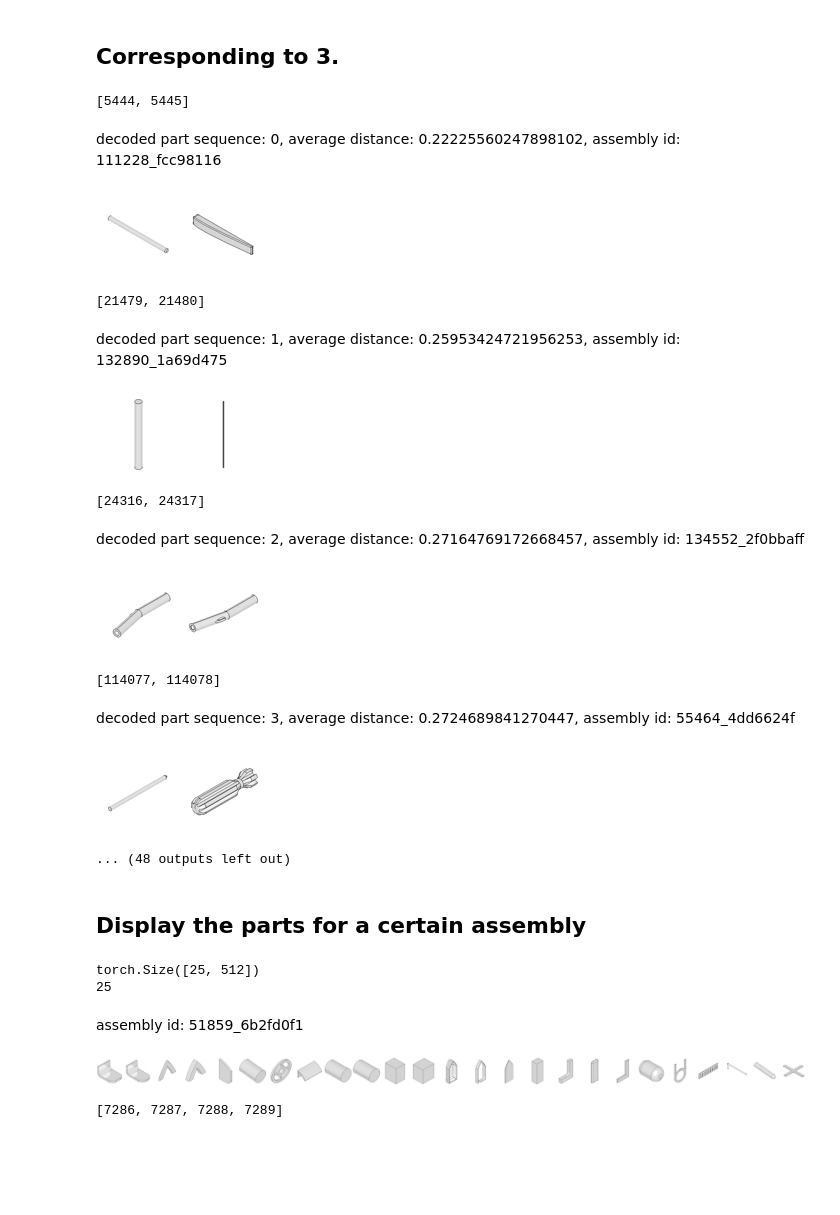
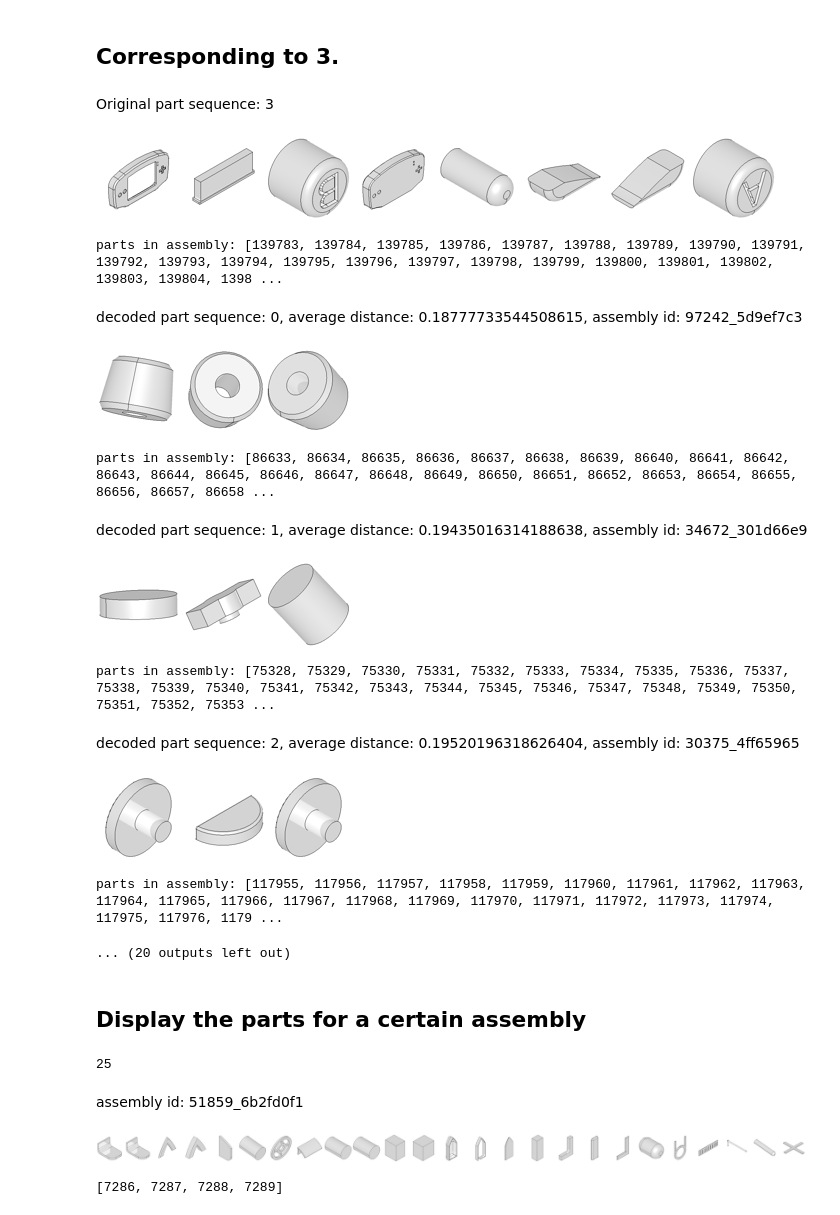
Before and after one commit to gymbeijing/mechanism-identification-public, a Jupyter notebook: search_parts.ipynb, the cells around one changed output. Saved outputs shown, nothing was run; the diff lists cells and outputs as text; code cells hidden in the pictures; blank space fills up the shorter version.

```diff
--- a/search_parts.ipynb
+++ b/search_parts.ipynb
@@ -117,6 +133,7 @@ for i, seq in tqdm(enumerate(rec_seq[:10, :, :])):
     for j, rec_emb in enumerate(seq):
         if all_rec_norm_list[i][j] < eps:
             break
-        closest_emb_idx, _ = find_closest(rec_emb)
+        closest_emb_idx, closest_dist = find_closest(rec_emb)
+        print(closest_dist)
         closest_emb_list.append(closest_emb_idx)
     all_rec_closest_emb_list.append(closest_emb_list)
@@ -387,7 +503,7 @@ def search_duplicate(c_part_idx, aid, eps=1e-3):
 k = 10
 for decoded_seq_dict in all_decoded_seq_list:
     ordered_decoded_seq = sorted(decoded_seq_dict.items(), key=lambda x: x[1][1])   # [(aid, (seq_list, avg_dist))]
-    ordered_topk_decoded_seq = ordered_decoded_seq[:k]   # [(aid, (seq_list, avg_dist))]
+    ordered_topk_decoded_seq = ordered_decoded_seq[:k]   # top k avg_dist [(aid, (seq_list, avg_dist))]
     iou = 0.0
     total_iou = 0.0
     total_iou_score = 0.0
@@ -395,28 +511,35 @@ for decoded_seq_dict in all_decoded_seq_list:
     total = 0.0
     for aid, (seq, avg_dist) in ordered_topk_decoded_seq:
         aid_part_graph = all_part_graph[aid]   # obtain all the part graphs associated with aid
-        aid_part_graph = transform(aid_part_graph)   # md --> idx
+        aid_part_graph = transform(aid_part_graph)   # map list of md --> list of idx
         c_part = seq[0]   # central part idx
         n_parts_pred = seq[1:]   # a list of neighbouring part indices
 #         c_part_dup_list = search_duplicate(c_part, aid)
 #         total += len(c_part_dup_list)
-        max_iou = 0
+        max_iou = 0   # we only record the max_iou of all the sequence considering duplicates
         max_iou_score = 0
 #         cur_length_union = 0
 
+        # Finding duplicates for each part in the decoded seq
         dup_map = dict()
         for part_idx in seq:
             dup_map[part_idx] = search_duplicate(part_idx, aid)
 
         for c_part in dup_map[c_part]:
-            if c_part in aid_part_graph:   # if aid_part_graph contains c_part in the decoded seq
+            if c_part in aid_part_graph:   # if aid_part_graph contains c_part in the decoded seq, otherwise max_iou stays 0
                 n_parts_true = aid_part_graph[c_part][:9]
 
                 iou, iou_score = compute_iou(n_parts_pred, n_parts_true, dup_map)
                 if iou > max_iou:
-                    total_iou += iou
-                    total_iou_score += iou_score
+                    max_iou = iou
+                if iou_score > max_iou_score:
+                    max_iou_score = iou_score
 #                     total_length_union += union
-#     print(total)
+            else:
+                iou = 0
+                iou_score = 0
+        print(f'max_iou: {max_iou}')
+        total_iou += max_iou   # compute 10 times
+        total_iou_score += max_iou_score
     print(f'iou: {total_iou / k}, iou_score: {total_iou_score / k}')#', union length: {total_length_union/k}')
 # %% [output]
@@ -547,7 +663,7 @@ Reconstructed part sequence: 2, decoded part sequence: 5
 ## Corresponding to 1.
 # %%
 vid = '00'
-rec_seq_idx = 5
+rec_seq_idx = 3
 
 img_md_list = []
 for img_idx in all_ori_closest_emb_list[rec_seq_idx]:
@@ -591,48 +707,56 @@ for res in a:
 # %% [markdown]
 ## Corresponding to 3.
 # %%
-rec_seq_idx = 5
+rec_seq_idx = 3
 decoded_seq = sorted(all_decoded_seq_list[rec_seq_idx].items(), key=lambda x: x[1][1])
 # print(decoded_seq[:20])
 
 vid = '00'
-for dec_seq_idx, (aid, (indices, avg_dist)) in enumerate(decoded_seq[:20]):
+
+img_md_list = []
+for img_idx in all_ori_closest_emb_list[rec_seq_idx]:
+    img_md = all_md[img_idx]
+    img_md_list.append(img_md)
+
+img_name_list = extend_metadata_to_filepath(img_md_list, vid)
+
+display_image_grid(f'Original part sequence: {rec_seq_idx}', img_name_list)
+
+for dec_seq_idx, (aid, (indices, avg_dist)) in enumerate(decoded_seq[:10]):
     img_md_list = []
-    print(aid_to_part_indice_map[aid])
+    print(f'parts in assembly: {aid_to_part_indice_map[aid]}')
     for index in indices:
         img_md = all_md[index]
         img_md_list.append(img_md)
 
         img_name_list = extend_metadata_to_filepath(img_md_list, vid)
 
     display_image_grid(f'decoded part sequence: {dec_seq_idx}, average distance: {avg_dist}, assembly id: {aid}', img_name_list)
 # %% [output]
-[5444, 5445]
-decoded part sequence: 0, average distance: 0.22225560247898102, assembly id: 111228_fcc98116
+Original part sequence: 3
-[figure, old version]
+[figure, new version]
-[21479, 21480]
+parts in assembly: [139783, 139784, 139785, 139786, 139787, 139788, 139789, 139790, 139791, 139792, 139793, 139794, 139795, 139796, 139797, 139798, 139799, 139800, 139801, 139802, 139803, 139804, 1398 ...
-decoded part sequence: 1, average distance: 0.25953424721956253, assembly id: 132890_1a69d475
+decoded part sequence: 0, average distance: 0.18777733544508615, assembly id: 97242_5d9ef7c3
-[figure, old version]
+[figure, new version]
-[24316, 24317]
+parts in assembly: [86633, 86634, 86635, 86636, 86637, 86638, 86639, 86640, 86641, 86642, 86643, 86644, 86645, 86646, 86647, 86648, 86649, 86650, 86651, 86652, 86653, 86654, 86655, 86656, 86657, 86658 ...
-decoded part sequence: 2, average distance: 0.27164769172668457, assembly id: 134552_2f0bbaff
+decoded part sequence: 1, average distance: 0.19435016314188638, assembly id: 34672_301d66e9
-[figure, old version]
+[figure, new version]
-[114077, 114078]
+parts in assembly: [75328, 75329, 75330, 75331, 75332, 75333, 75334, 75335, 75336, 75337, 75338, 75339, 75340, 75341, 75342, 75343, 75344, 75345, 75346, 75347, 75348, 75349, 75350, 75351, 75352, 75353 ...
-decoded part sequence: 3, average distance: 0.2724689841270447, assembly id: 55464_4dd6624f
+decoded part sequence: 2, average distance: 0.19520196318626404, assembly id: 30375_4ff65965
-[figure, old version]
+[figure, new version]
+parts in assembly: [117955, 117956, 117957, 117958, 117959, 117960, 117961, 117962, 117963, 117964, 117965, 117966, 117967, 117968, 117969, 117970, 117971, 117972, 117973, 117974, 117975, 117976, 1179 ...
-... (48 outputs left out)
+... (20 outputs left out)
 # %% [markdown]
 ## Display the parts for a certain assembly
 # %%
 aid = '51859_6b2fd0f1'
 indices = aid_to_part_indice_map[aid]
 embs = all_emb[indices]
-print(embs.shape)
 cdist = torch.cdist(embs, embs, p=2)
 indices = torch.LongTensor(indices)
 indices[torch.LongTensor((cdist[7]<1e-3).nonzero(as_tuple=True)[0])].tolist()
 
 vid = '00'
-rec_seq_idx = 2
 img_md_list = []
 for i, index in enumerate(indices):
     img_md = all_md[index]
@@ -643,7 +767,6 @@ print(len(img_name_list))
 
 display_image_grid(f'assembly id: {aid}', img_name_list)
 # %% [output]
-torch.Size([25, 512])
 25
 assembly id: 51859_6b2fd0f1
 [figure]
```
Also changed, not shown: parts of 13 cells of this notebook, 2 other files.
